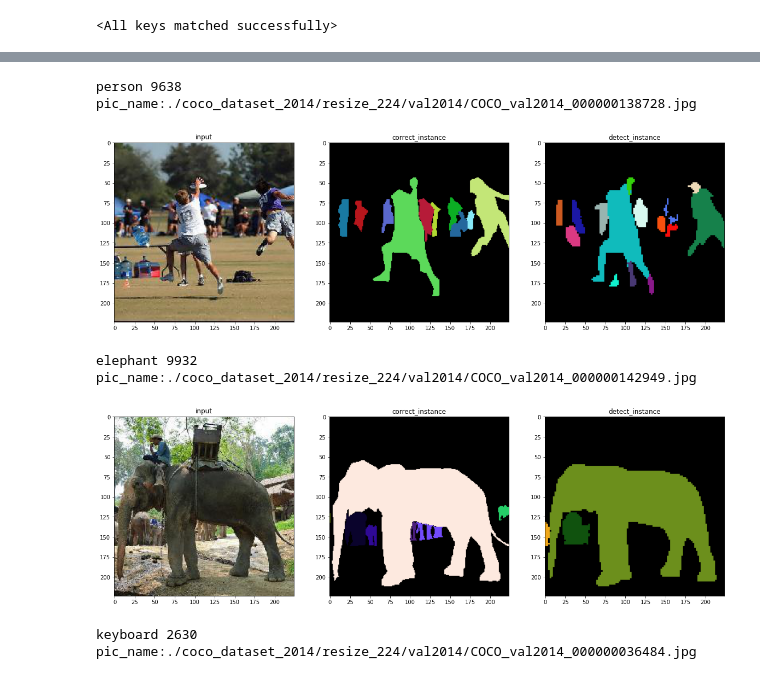
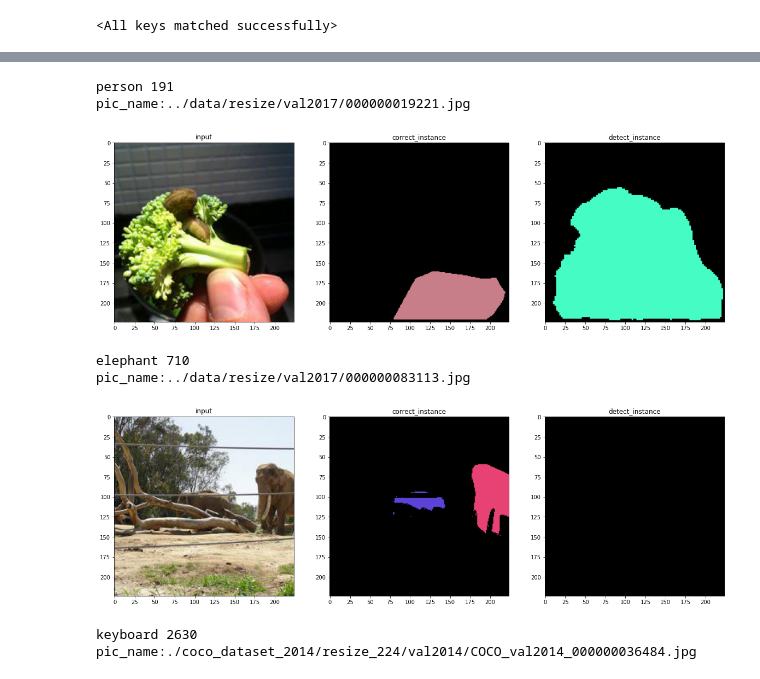
Before and after one commit to neuroailab/blog_ssap, a Jupyter notebook: notebooks/SSAP_TDW.ipynb, the cells around one changed output, grey strips where cells are left out. Cells and saved outputs as stored; diff of their text form; code cells hidden in the pictures.

Commit message:
tdw dataset with affinity target

```diff
--- a/notebooks/SSAP_TDW.ipynb
+++ b/notebooks/SSAP_TDW.ipynb
@@ -179,12 +275,12 @@ print('Finished Training')
 # %% [markdown]
 # test
 # %%
-# 評価するモデルとiterationを指定.
-pre_name = "../exp/exp_1/"
-iter_ = "750000"
-model = SSAP(n_channels=3, n_classes=len(t_color), aff_r=AFF_R)
-model = model.to(device)
-model.eval()
-model.load_state_dict(torch.load(pre_name + 'trained_model/model_' + iter_ + '.pth'))
+# # 評価するモデルとiterationを指定.
+# pre_name = "../exp/exp_1/"
+# iter_ = "750000"
+# model = SSAP(n_channels=3, n_classes=len(t_color), aff_r=AFF_R)
+# model = model.to(device)
+# model.eval()
+# model.load_state_dict(torch.load(pre_name + 'trained_model/model_' + iter_ + '.pth'))
 # %% [output]
 <All keys matched successfully>
@@ -191,13 +292,13 @@ model.load_state_dict(torch.load(pre_name + 'trained_model/model_' + iter_ + '.p
 # %%
 data_type = "val"
-img_path = sorted(glob.glob(DATA_PATH + data_type + "2014/*"))
+img_path = sorted(glob.glob(DATA_PATH + data_type + "2017/*"))
 img_t_path = sorted(glob.glob(DATA_PATH + "semantic_" + data_type + "/*"))
 img_ins_t_path = sorted(glob.glob(DATA_PATH + "instance_" + data_type + "/*"))
 transform = transforms.Compose([transforms.ToTensor(),
                                 transforms.Normalize(mean=mean, std=std)])
 # %%
 # cocoデータセット呼び出し
-annFile='../data/annotations/instances_%s2014.json'%(data_type)
+annFile='../data/annotations/instances_%s2017.json'%(data_type)
 coco=COCO(annFile)
 # %% [output]
 loading annotations into memory...
@@ -210,7 +311,7 @@ def get_img_ind(cls_ind=0, img_ind=0):
     catIds = coco.getCatIds(catNms=[t_class_name[cls_ind]]);
     imgIds = sorted(coco.getImgIds(catIds=catIds));
     img_name = coco.loadImgs(imgIds[img_ind])[0]['file_name']
-    img_name = DATA_PATH + data_type + "2014/" + img_name
+    img_name = DATA_PATH + data_type + "2017/" + img_name
     ind_ = img_path.index(img_name)
     print(t_class_name[cls_ind], ind_)
     return ind_
@@ -310,21 +420,21 @@ pic_name:./coco_dataset_2014/resize_224/val2014/COCO_val2014_000000026024.jpg
 # %%
 cls_ind = 0
-img_ind = 5105
+img_ind = 105
 ind = get_img_ind(cls_ind, img_ind)
 outputs = instance(ind=ind, cls_=cls_ind, st_for=0, en_for=4, min_size=20)
 # %% [output]
-person 9638
-pic_name:./coco_dataset_2014/resize_224/val2014/COCO_val2014_000000138728.jpg
+person 191
+pic_name:../data/resize/val2017/000000019221.jpg
-[figure, old version]
+[figure, new version]
 # %%
 cls_ind = 20
-img_ind = 200
+img_ind = 10
 ind = get_img_ind(cls_ind, img_ind)
 outputs = instance(ind=ind, cls_=cls_ind, st_for=0, en_for=4, min_size=20)
 # %% [output]
-elephant 9932
-pic_name:./coco_dataset_2014/resize_224/val2014/COCO_val2014_000000142949.jpg
+elephant 710
+pic_name:../data/resize/val2017/000000083113.jpg
-[figure, old version]
+[figure, new version]
 # %%
 cls_ind = 66
 img_ind = 44
```
Also changed, not shown: parts of 19 cells of this notebook, 2 other files.
